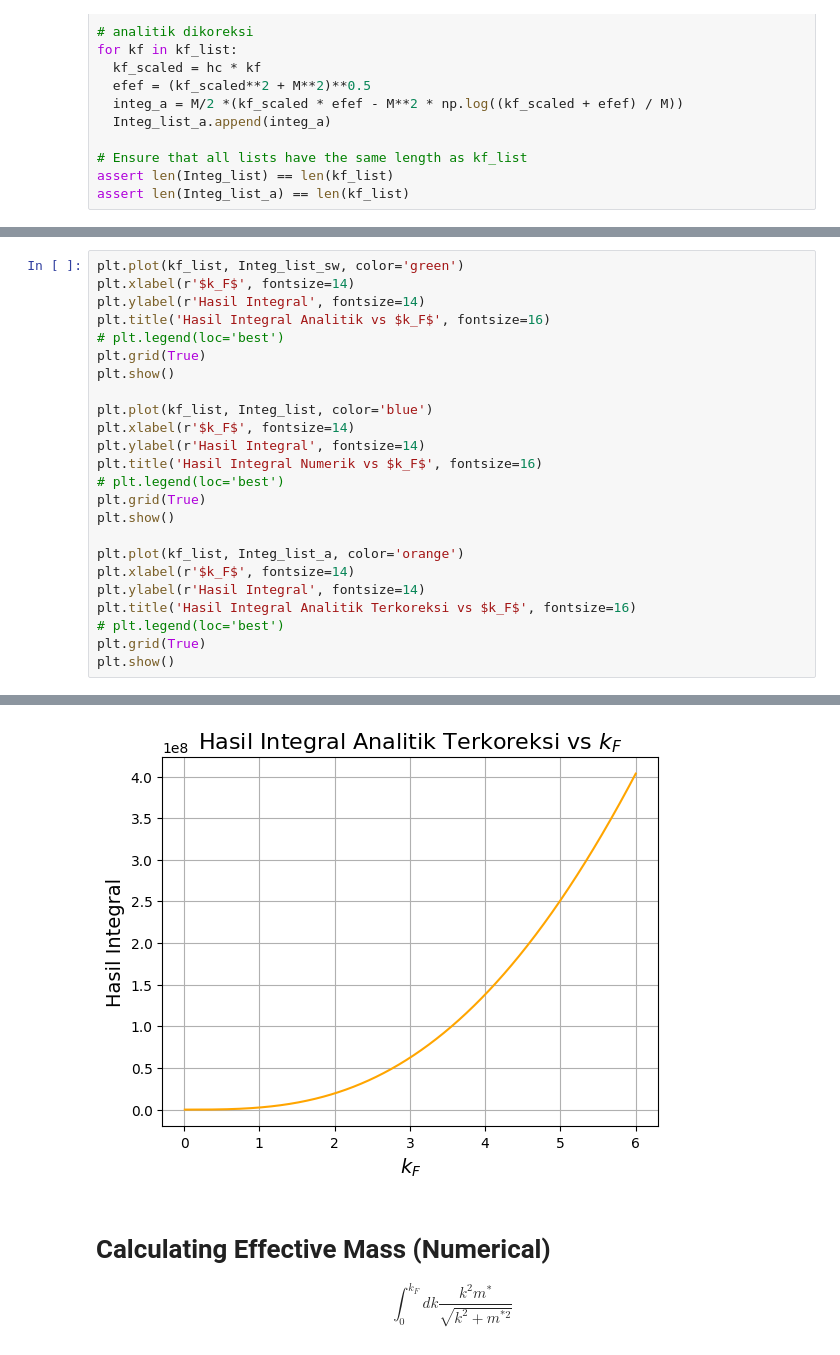
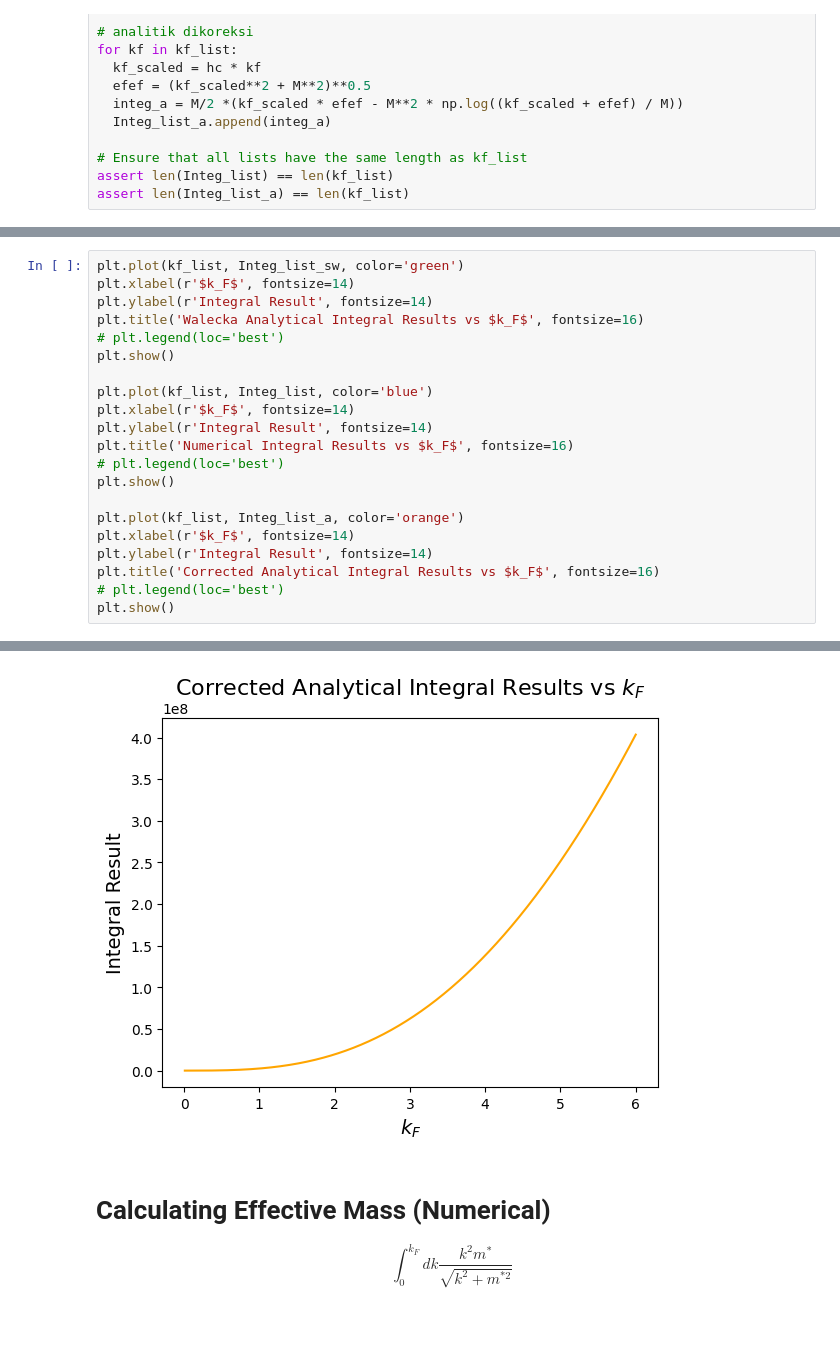
Before and after one commit to ghitha-rahiemy/Modified-Numerical-QHD-effective-mass, a Jupyter notebook: Modified_QHD_I_Numerical_Integration_english.ipynb, the cells around one changed output, grey strips where cells are left out. Saved outputs shown, nothing was run; the diff lists cells and outputs as text; blank space fills up the shorter version.

```diff
--- a/Modified_QHD_I_Numerical_Integration_english.ipynb
+++ b/Modified_QHD_I_Numerical_Integration_english.ipynb
@@ -94,25 +95,22 @@ plt.show()
 # %%
 plt.plot(kf_list, Integ_list_sw, color='green')
 plt.xlabel(r'$k_F$', fontsize=14)
-plt.ylabel(r'Hasil Integral', fontsize=14)
-plt.title('Hasil Integral Analitik vs $k_F$', fontsize=16)
+plt.ylabel(r'Integral Result', fontsize=14)
+plt.title('Walecka Analytical Integral Results vs $k_F$', fontsize=16)
 # plt.legend(loc='best')
-plt.grid(True)
 plt.show()
 
 plt.plot(kf_list, Integ_list, color='blue')
 plt.xlabel(r'$k_F$', fontsize=14)
-plt.ylabel(r'Hasil Integral', fontsize=14)
-plt.title('Hasil Integral Numerik vs $k_F$', fontsize=16)
+plt.ylabel(r'Integral Result', fontsize=14)
+plt.title('Numerical Integral Results vs $k_F$', fontsize=16)
 # plt.legend(loc='best')
-plt.grid(True)
 plt.show()
 
 plt.plot(kf_list, Integ_list_a, color='orange')
 plt.xlabel(r'$k_F$', fontsize=14)
-plt.ylabel(r'Hasil Integral', fontsize=14)
-plt.title('Hasil Integral Analitik Terkoreksi vs $k_F$', fontsize=16)
+plt.ylabel(r'Integral Result', fontsize=14)
+plt.title('Corrected Analytical Integral Results vs $k_F$', fontsize=16)
 # plt.legend(loc='best')
-plt.grid(True)
 plt.show()
 # %% [output]
@@ -121,4 +119,4 @@ plt.show()
-[figure, old version]
+[figure, new version]
 # %% [markdown]
 # Calculating Effective Mass (Numerical)
 $$\int^{k_F}_0 dk \frac{k^2m^*}{\sqrt{k^2+m^{*2}}} $$
```
Also changed, not shown: parts of 9 cells of this notebook.
